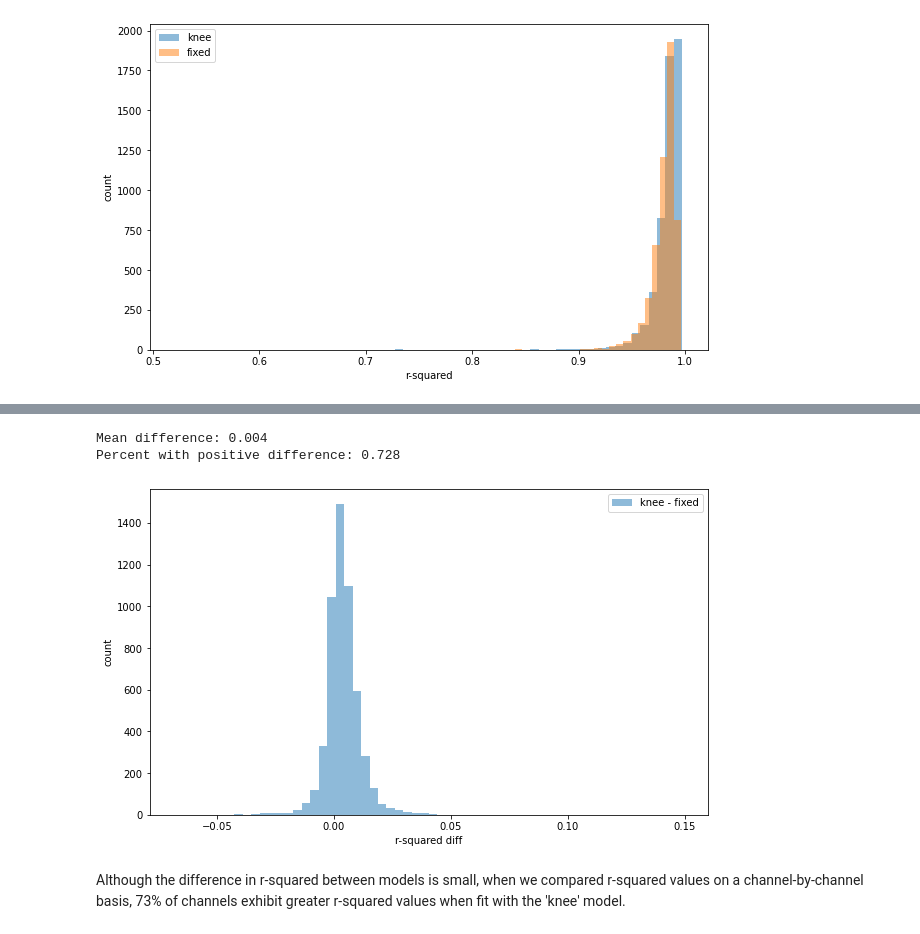
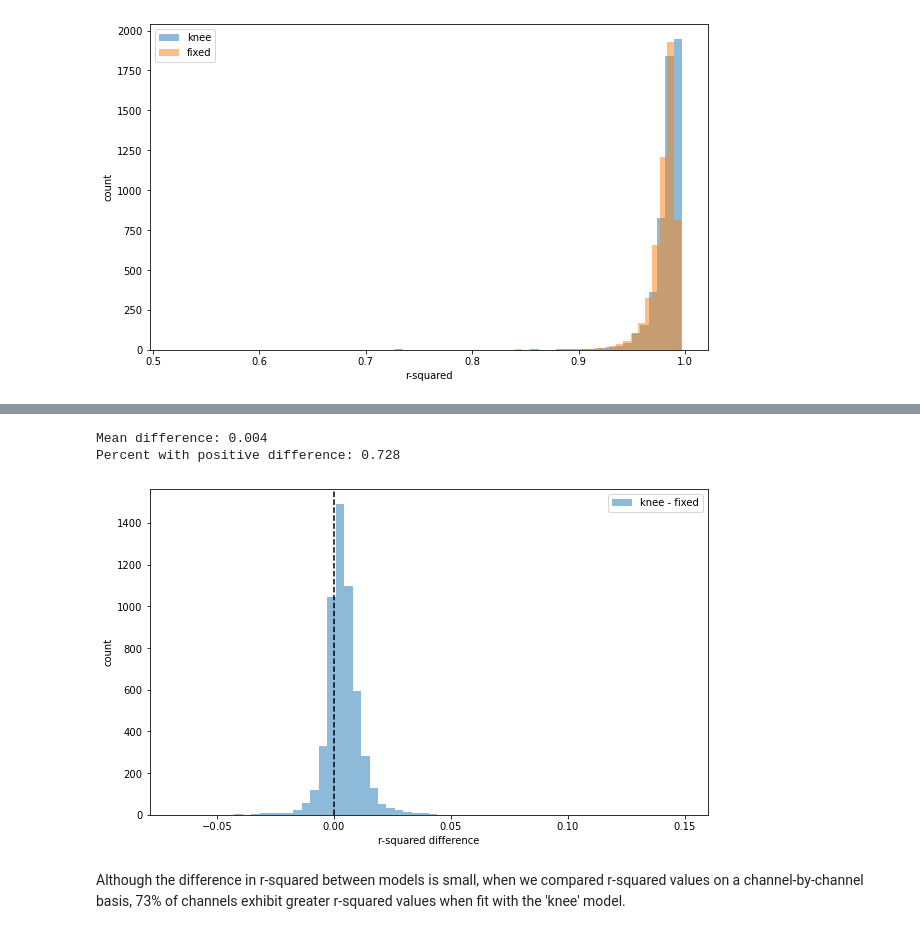
Before and after one commit to voytekresearch/oscillation_vs_exponent, a Jupyter notebook: notebooks/aperiodic_mode.ipynb, the cells around one changed output, grey strips where cells are left out. Cells and saved outputs as stored; diff of their text form; code cells hidden in the pictures.

Commit message:
feat: plot summary figure

```diff
--- a/notebooks/aperiodic_mode.ipynb
+++ b/notebooks/aperiodic_mode.ipynb
@@ -51,6 +52,19 @@ SPEC_PARAM_SETTINGS = {
     'peak_threshold'    :   2.0, # (default: 2.0)
     'aperiodic_mode'    :   'knee'}
 AP_MODE = 'knee'
+# %%
+# Matplotlib rcParams
+
+# font/text size
+rcParams['xtick.labelsize'] = 12
+rcParams['ytick.labelsize'] = 12
+rcParams['axes.labelsize'] = 14
+rcParams['axes.titlesize'] = 16
+rcParams['legend.fontsize'] = 12
+
+# saving
+rcParams['savefig.dpi'] = 300
+rcParams['savefig.facecolor'] = 'w'
 # %% [markdown]
 ### Functions
 # %% [markdown]
@@ -104,18 +143,19 @@ Fixed:  0.979
 # %%
 # compute difference in r-squared betwen models
 r2_diff = r2_knee - r2_fixed
 print(f"Mean difference: {np.nanmean(r2_diff):.3f}")
 print(f"Percent with positive difference: {np.sum(r2_diff > 0) / len(r2_diff):.3f}")
 
 # plot histogram of results
 fig, ax = plt.subplots(figsize=(10, 6))
 ax.hist(r2_diff, bins=60, alpha=0.5, label='knee - fixed')
-ax.set(xlabel="r-squared diff", ylabel="count")
+ax.set(xlabel="r-squared difference", ylabel="count")
+ax.axvline(0, color='k', linestyle='--')
 ax.legend();
 # %% [output]
 Mean difference: 0.004
 Percent with positive difference: 0.728
-[figure, old version]
+[figure, new version]
 # %% [markdown]
 Although the difference in r-squared between models is small, when we compared r-squared values on a  channel-by-channel basis, 73% of channels exhibit greater r-squared values when fit with the 'knee' model.
 # %% [markdown]
```
Also changed, not shown: parts of 5 cells of this notebook.
